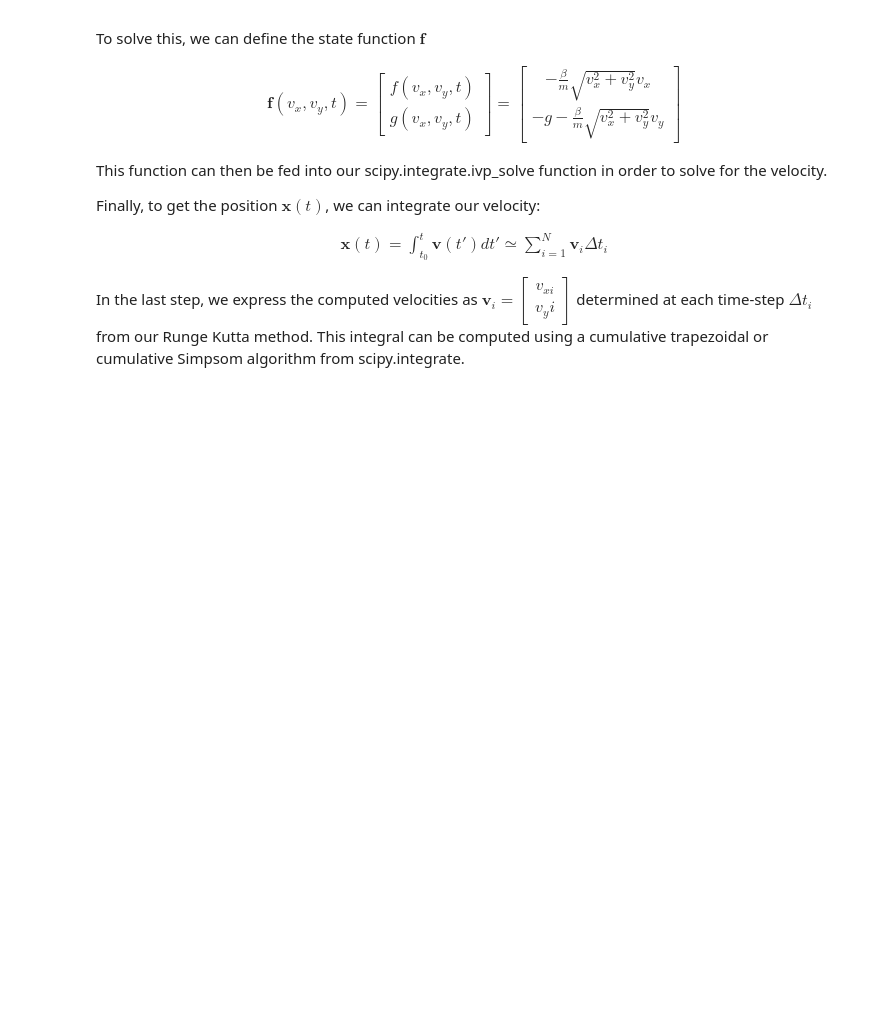
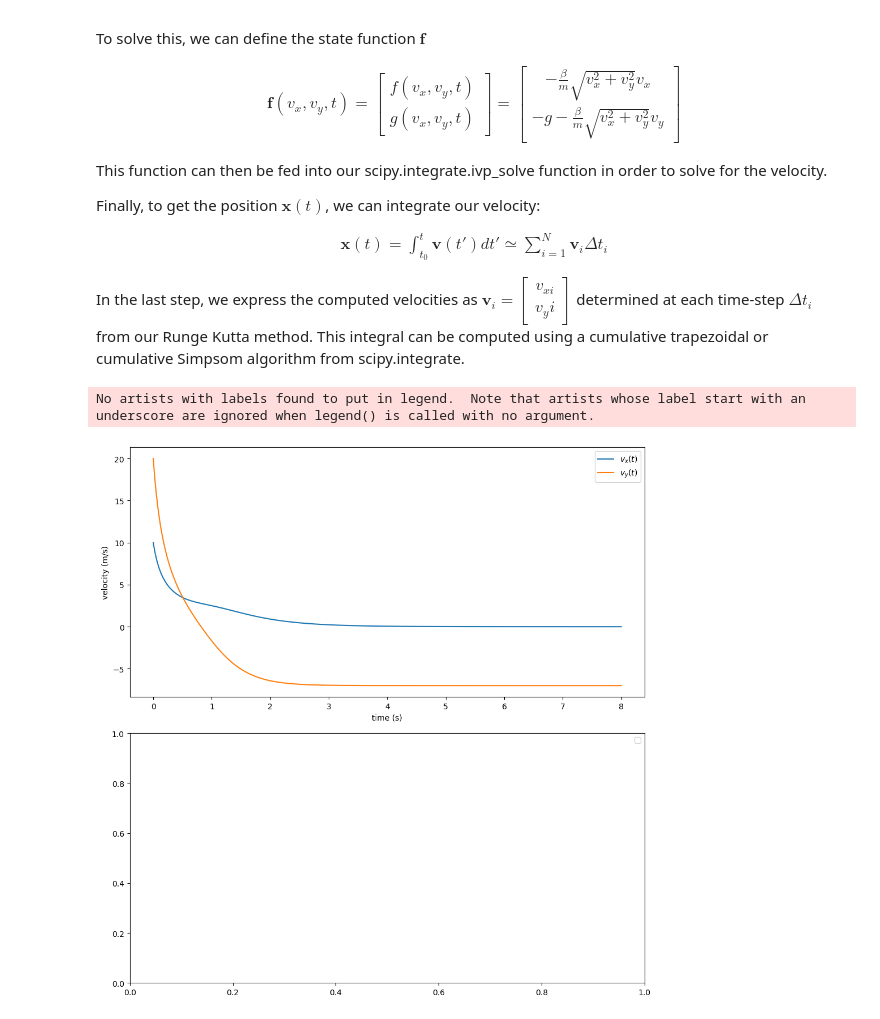
Before and after one commit to lubar1317/lessons-from-lu, a Jupyter notebook: mechanics-simulations/projectiles/2d_projectile_motion_quadratic_dag.ipynb, the cells around one changed output. Drawn from its saved outputs; the diff is of its cells as text; code cells hidden in the pictures; blank space fills up the shorter version.

Commit message:
calculated velocity for example

```diff
--- a/mechanics-simulations/projectiles/2d_projectile_motion_quadratic_dag.ipynb
+++ b/mechanics-simulations/projectiles/2d_projectile_motion_quadratic_dag.ipynb
@@ -58,0 +81,31 @@ def integrateVelocity(t, vel, r0):
+# %%
+g = 9.8 #m/s2 define gravity
+beta = 0.2 #Ns2/m4 order of magnitude given by Taylor book
+m = 1 #mass of the system in kg
+
+args = [beta, g, m] #coefficients for state function
+v0 = [10, 20] #m/s, initial component velocity, x,y
+
+N = 10000 #number of time steps
+tStart = 0
+tEnd = 8
+v0 = [10, 20]
+t = np.linspace(tStart, tEnd, N)
+
+_, vx, vy  = solve(t, stateFunction, v0, args)
+
+fig, ax = plt.subplots(2,1, figsize=(10, 10))
+
+ax[0].plot(t, vx, label='$v_x(t)$')
+ax[0].plot(t, vy, label='$v_y(t)$')
+
+ax[0].set_ylabel('velocity (m/s)')
+ax[0].set_xlabel('time (s)')
+
+for a in ax:
+    a.legend()
+
+fig.tight_layout()
+# %% [output]
+No artists with labels found to put in legend.  Note that artists whose label start with an underscore are ignored when legend() is called with no argument.
+[figure, added]
```
Also changed, not shown: parts of 1 cell of this notebook.
